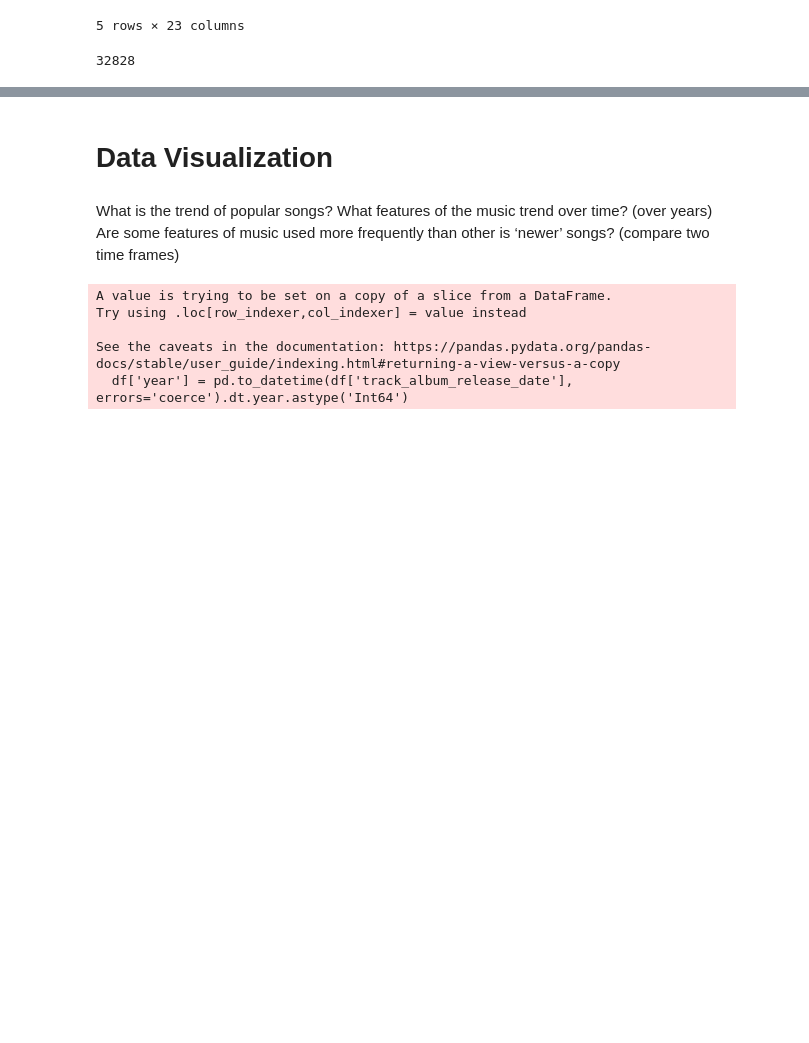
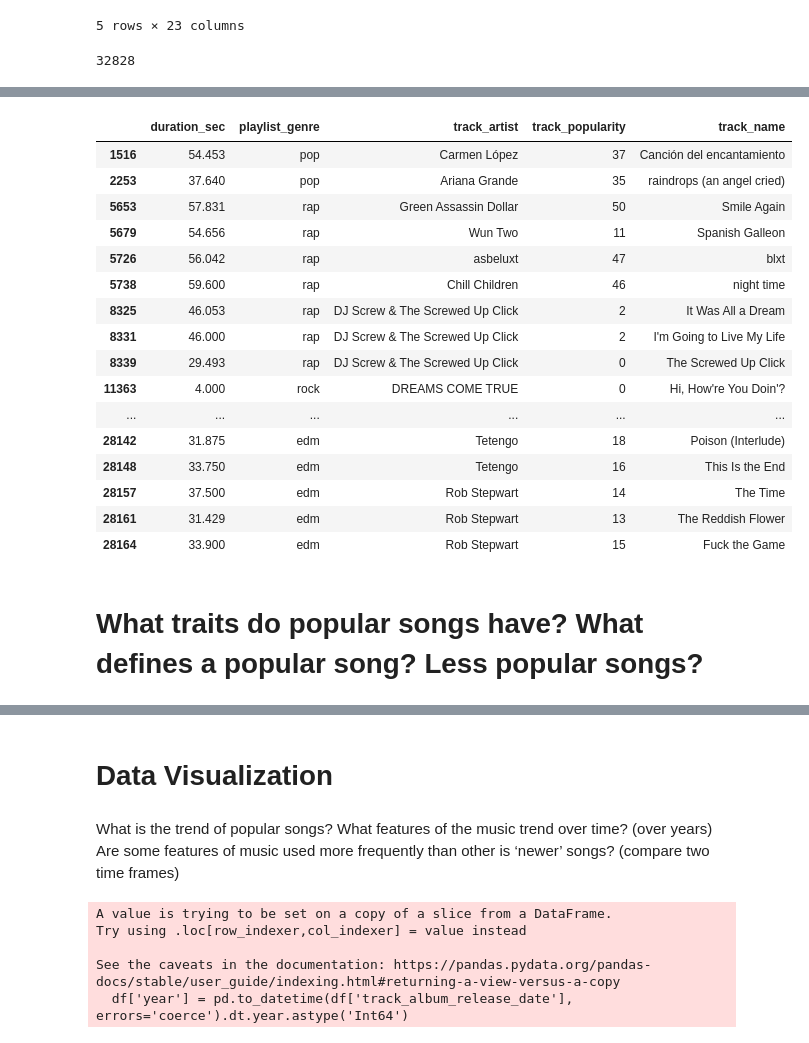
Before and after one commit to hayooniverse/Spotify-Recommendation-Systems, a Jupyter notebook: spotify trend.ipynb, the cells around one changed output, grey strips where cells are left out. Drawn from its saved outputs; the diff is of its cells as text; code cells hidden in the pictures; blank space fills up the shorter version.

```diff
--- a/spotify trend.ipynb
+++ b/spotify trend.ipynb
@@ -70,0 +122,20 @@ df.shape[0]
+# %%
+df[df['duration_sec']<60][['duration_sec','playlist_genre','track_artist','track_popularity','track_name']]
+# %% [output]
+|  | duration_sec | playlist_genre | track_artist | track_popularity | track_name |
+| 1516 | 54.453 | pop | Carmen López | 37 | Canción del encantamiento |
+| 2253 | 37.640 | pop | Ariana Grande | 35 | raindrops (an angel cried) |
+| 5653 | 57.831 | rap | Green Assassin Dollar | 50 | Smile Again |
+| 5679 | 54.656 | rap | Wun Two | 11 | Spanish Galleon |
+| 5726 | 56.042 | rap | asbeluxt | 47 | blxt |
+| 5738 | 59.600 | rap | Chill Children | 46 | night time |
+| 8325 | 46.053 | rap | DJ Screw & The Screwed Up Click | 2 | It Was All a Dream |
+| 8331 | 46.000 | rap | DJ Screw & The Screwed Up Click | 2 | I'm Going to Live My Life |
+| 8339 | 29.493 | rap | DJ Screw & The Screwed Up Click | 0 | The Screwed Up Click |
+| 11363 | 4.000 | rock | DREAMS COME TRUE | 0 | Hi, How're You Doin'? |
+| ... | ... | ... | ... | ... | ... |
+| 28142 | 31.875 | edm | Tetengo | 18 | Poison (Interlude) |
+| 28148 | 33.750 | edm | Tetengo | 16 | This Is the End |
+| 28157 | 37.500 | edm | Rob Stepwart | 14 | The Time |
+| 28161 | 31.429 | edm | Rob Stepwart | 13 | The Reddish Flower |
+| 28164 | 33.900 | edm | Rob Stepwart | 15 | Fuck the Game |
@@ -70,0 +144,2 @@ df.shape[0]
+# %% [markdown]
+# What traits do popular songs have? What defines a popular song? Less popular songs?
```
Also changed, not shown: parts of 37 cells of this notebook.
